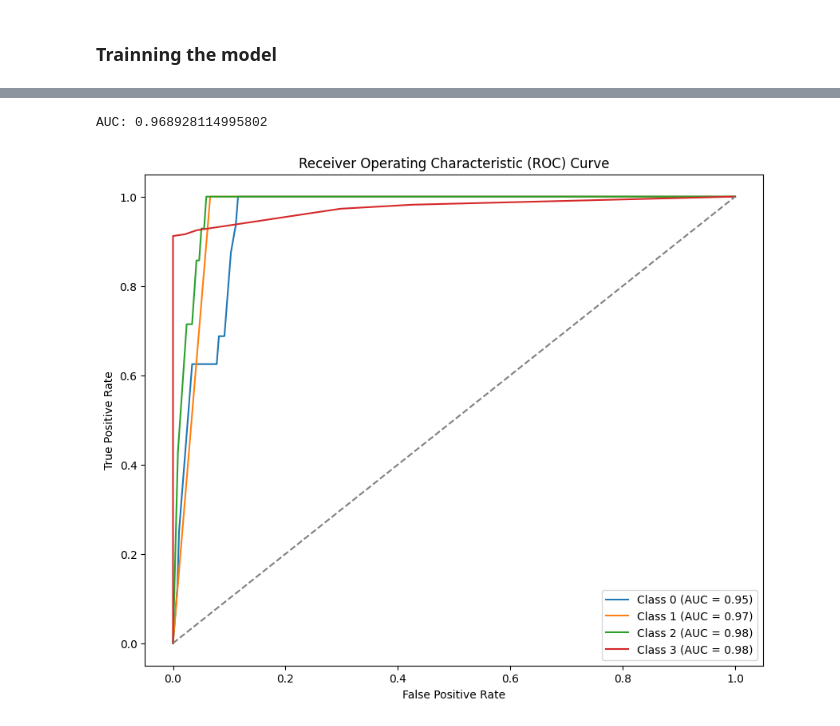
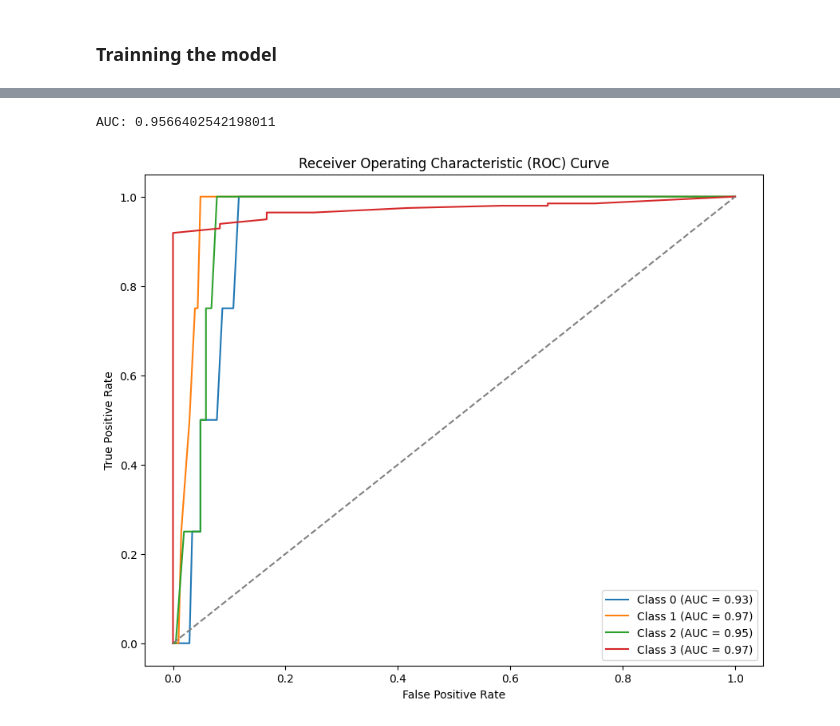
Before and after one commit to Jianting-Selina/PROG8430-1, a Jupyter notebook: presentationworkshop5_new.ipynb, the cells around one changed output, grey strips where cells are left out. Drawn from its saved outputs; the diff is of its cells as text; code cells hidden in the pictures.

```diff
--- a/presentationworkshop5_new.ipynb
+++ b/presentationworkshop5_new.ipynb
@@ -276,0 +239,29 @@ Mortgage Rate     0.1692      0.973      0.174      0.862      -1.737       2.07
+# %%
+from sklearn.model_selection import train_test_split
+from sklearn.preprocessing import LabelEncoder
+import statsmodels.api as sm
+
+# Split the data into training and testing sets (80% training, 20% testing)
+X = df[['Median income', 'Population', 'Mortgage Rate']]  # Make sure these columns exist in your DataFrame
+y = df['price_category']
+
+# Encode the target variable 'price_category' to numeric
+le = LabelEncoder()
+y_encoded = le.fit_transform(y)
+
+# Split the data into training and testing sets
+X_train, X_test, y_train, y_test = train_test_split(X, y_encoded, test_size=0.2, random_state=42)
+
+# Add a constant to the model for the intercept term
+X_train = sm.add_constant(X_train)
+
+# Fit the multinomial logistic regression model with the training data
+logit_model = sm.MNLogit(y_train, X_train)
+result = logit_model.fit()
+
+# Display the model summary
+print(result.summary())
+
+# If you want to make predictions on the test data, you can do it like this:
+X_test = sm.add_constant(X_test)
+predictions = result.predict(X_test)
@@ -278,41 +287,41 @@ Mortgage Rate     0.1692      0.973      0.174      0.862      -1.737       2.07
 from sklearn.metrics import roc_auc_score, roc_curve
 import matplotlib.pyplot as plt
 import numpy as np
 
-# Predict the probabilities for each class
-y_pred_prob = result.predict(X)
+# Make probability predictions for each class using the test data
+y_pred_prob = result.predict(X_test)
 
 # Convert y_pred_prob to a NumPy array if it's a DataFrame
 y_pred_prob = np.array(y_pred_prob)
 
 # Calculate the AUC
-auc = roc_auc_score(y, y_pred_prob, multi_class='ovr')
+auc = roc_auc_score(y_test, y_pred_prob, multi_class='ovr')
 print(f"AUC: {auc}")
 
 # Plot the ROC curve for each class
 n_classes = len(le.classes_)  # Number of unique classes
 
-# Create a plot
+# Create the plot
 plt.figure(figsize=(10, 8))
 
 for i in range(n_classes):
-    fpr, tpr, _ = roc_curve(y == i, y_pred_prob[:, i])  # Get the false positive rate and true positive rate for each class
-    plt.plot(fpr, tpr, label=f'Class {i} (AUC = {roc_auc_score(y == i, y_pred_prob[:, i]):.2f})')
+    fpr, tpr, _ = roc_curve(y_test == i, y_pred_prob[:, i])  # Get false positive rate and true positive rate for each class
+    plt.plot(fpr, tpr, label=f'Class {i} (AUC = {roc_auc_score(y_test == i, y_pred_prob[:, i]):.2f})')
 
 # Plot a diagonal line representing a random classifier (AUC = 0.5)
 plt.plot([0, 1], [0, 1], linestyle='--', color='gray')
 
 # Customize the plot
 plt.title('Receiver Operating Characteristic (ROC) Curve')
 plt.xlabel('False Positive Rate')
 plt.ylabel('True Positive Rate')
 plt.legend(loc='lower right')
 
 # Show the plot
 plt.show()
 # %% [output]
-AUC: 0.968928114995802
+AUC: 0.9566402542198011
-[figure, old version]
+[figure, new version]
 # %%
 from sklearn.metrics import confusion_matrix
 import seaborn as sns
```
Also changed, not shown: parts of 5 cells of this notebook.
